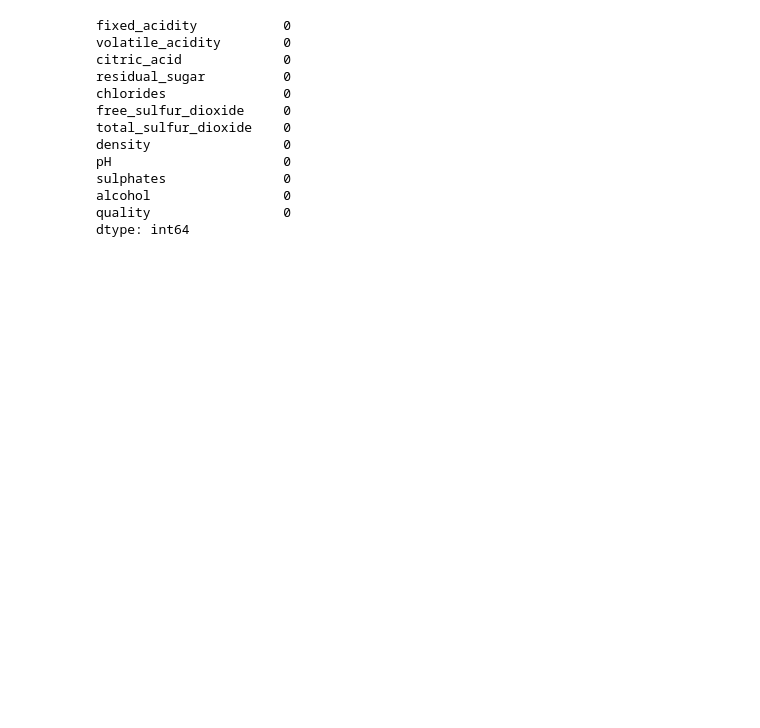
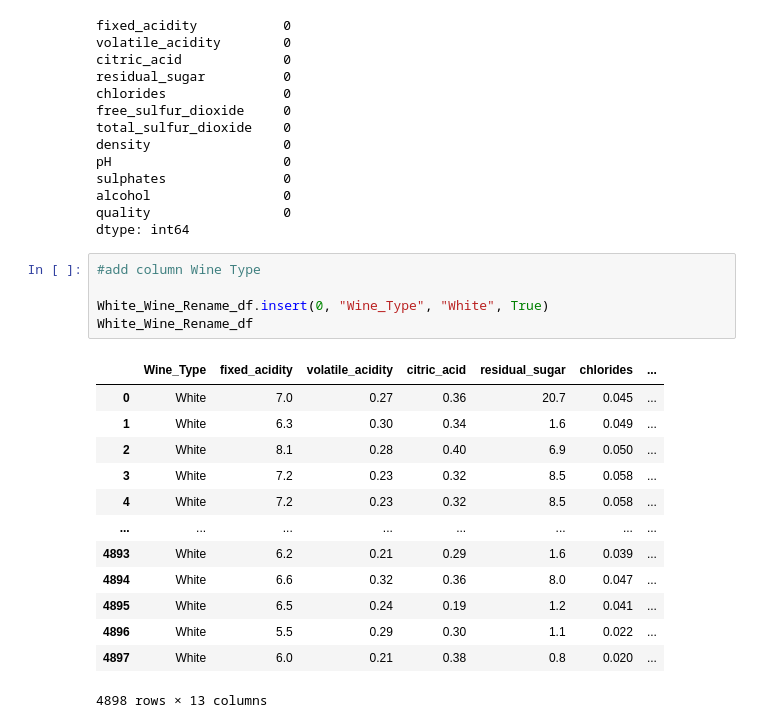
Before and after one commit to nmdollhopf/team1_wine_project, a Jupyter notebook: Wine_exploratory_analysis.ipynb, the cells around one changed output. Drawn from its saved outputs; the diff is of its cells as text; blank space fills up the shorter version.

Commit message:
added wine type columns and concatenated files

```diff
--- a/Wine_exploratory_analysis.ipynb
+++ b/Wine_exploratory_analysis.ipynb
@@ -192,3 +192,22 @@ sulphates               0
 alcohol                 0
 quality                 0
 dtype: int64
+# %%
+#add column Wine Type
+
+White_Wine_Rename_df.insert(0, "Wine_Type", "White", True)
+White_Wine_Rename_df
+# %% [output]
+|  | Wine_Type | fixed_acidity | volatile_acidity | citric_acid | residual_sugar | chlorides | ... |
+| 0 | White | 7.0 | 0.27 | 0.36 | 20.7 | 0.045 | ... |
+| 1 | White | 6.3 | 0.30 | 0.34 | 1.6 | 0.049 | ... |
+| 2 | White | 8.1 | 0.28 | 0.40 | 6.9 | 0.050 | ... |
+| 3 | White | 7.2 | 0.23 | 0.32 | 8.5 | 0.058 | ... |
+| 4 | White | 7.2 | 0.23 | 0.32 | 8.5 | 0.058 | ... |
+| ... | ... | ... | ... | ... | ... | ... | ... |
+| 4893 | White | 6.2 | 0.21 | 0.29 | 1.6 | 0.039 | ... |
+| 4894 | White | 6.6 | 0.32 | 0.36 | 8.0 | 0.047 | ... |
+| 4895 | White | 6.5 | 0.24 | 0.19 | 1.2 | 0.041 | ... |
+| 4896 | White | 5.5 | 0.29 | 0.30 | 1.1 | 0.022 | ... |
+| 4897 | White | 6.0 | 0.21 | 0.38 | 0.8 | 0.020 | ... |
+4898 rows × 13 columns
```
Also changed, not shown: parts of 4 cells of this notebook.
